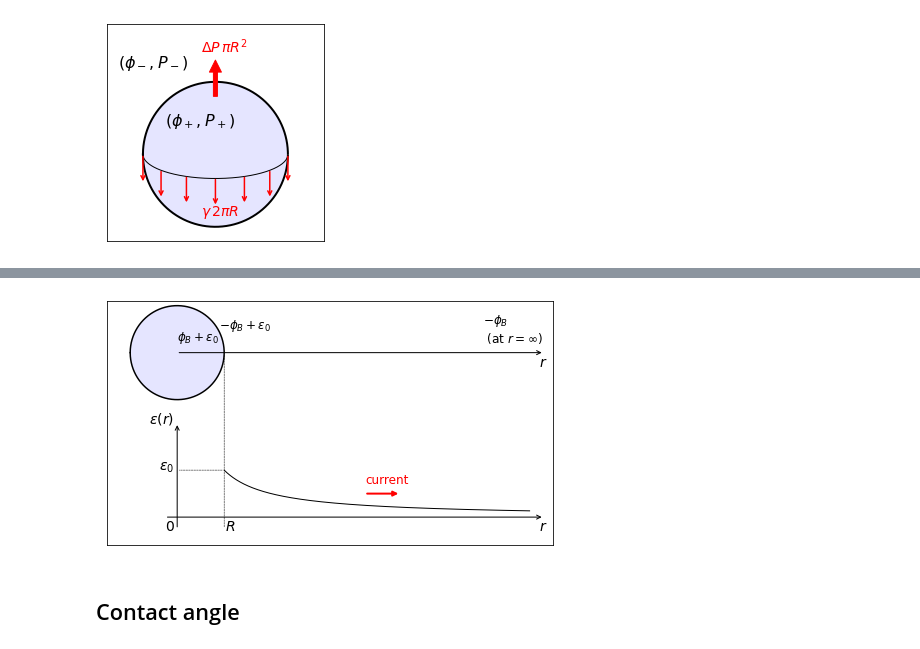
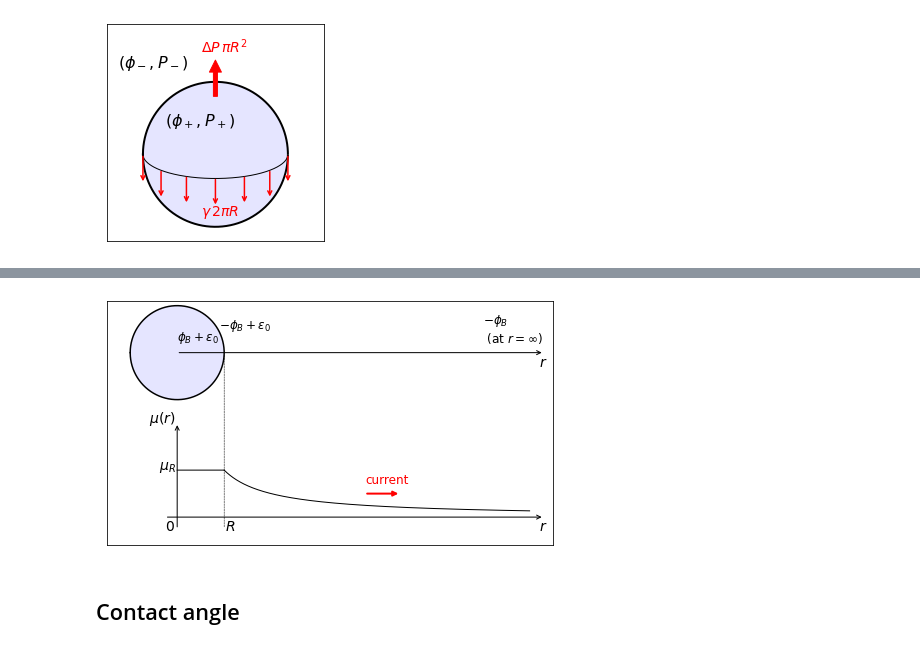
Before and after one commit to elsentjhung/cahn-hilliard-droplet, a Jupyter notebook: droplet.ipynb, the cells around one changed output, grey strips where cells are left out. Saved outputs shown, nothing was run; the diff lists cells and outputs as text; code cells hidden in the pictures.

```diff
--- a/droplet.ipynb
+++ b/droplet.ipynb
@@ -873,43 +929,45 @@ Very far away from the droplet, the density of the gas phase will go back to its
 # %%
+### THIS BLOCK OF CODE IS JUST FOR PLOTTING PURPOSES -- YOU CAN IGNORE IT ###
 fig, ax = plt.subplots(figsize=(8,6))
 
 x = np.arange(-1, 1, 0.0001)
 x1 = np.arange(1, 7.5, 0.0001)
+x2 = np.arange(0, 1.0, 0.0001)
 ax.set_xticks([])
 ax.set_yticks([])
 
 ax.fill_between(x, -np.sqrt(1-x*x), np.sqrt(1-x*x), facecolor='blue', alpha=0.1)
 ax.plot(x, -np.sqrt(1-x*x), c='black', linewidth=1.5)
 ax.plot(x, np.sqrt(1-x*x), c='black', linewidth=1.5)
 ax.plot(x1, 1/x1-3.5, c='black', linewidth=1)
+ax.plot(x2, 1.0*np.ones(len(x2))-3.5, c='black', linewidth=1)
 
 ax.annotate('', xy=(7.8,0), xytext=(0,0), arrowprops=dict(edgecolor='black', arrowstyle='->', linewidth=1))
 ax.annotate('', xy=(7.8,-3.5), xytext=(-0.25,-3.5), arrowprops=dict(edgecolor='black', arrowstyle='->', linewidth=1))
 ax.annotate('', xy=(0,-1.5), xytext=(0,-3.75), arrowprops=dict(edgecolor='black', arrowstyle='->', linewidth=1))
 ax.annotate('', xy=(1,0), xytext=(1,-3.75), arrowprops=dict(edgecolor='black', linestyle='--', arrowstyle='-', linewidth=0.5))
-ax.annotate('', xy=(0,-2.5), xytext=(1,-2.5), arrowprops=dict(edgecolor='black', linestyle='--', arrowstyle='-', linewidth=0.5))
 
-ax.annotate('$\epsilon(r)$', c='black', fontsize=14, xy=(-0.6,-1.5))
+ax.annotate('$\mu(r)$', c='black', fontsize=14, xy=(-0.6,-1.5))
 ax.annotate('$0$', c='black', fontsize=14, xy=(-0.25,-3.8))
 ax.annotate('$r$', c='black', fontsize=14, xy=(7.7,-3.8))
 ax.annotate('$R$', c='black', fontsize=14, xy=(1.01,-3.8))
 ax.annotate('$r$', c='black', fontsize=14, xy=(7.7,-0.3))
-ax.annotate('$\epsilon_0$', c='black', fontsize=14, xy=(-0.38,-2.5))
+ax.annotate('$\mu_R$', c='black', fontsize=14, xy=(-0.38,-2.5))
 
 ax.annotate('$\phi_B+\epsilon_0$', c='black', fontsize=12, xy=(0,0.25))
 ax.annotate('$-\phi_B+\epsilon_0$', c='black', fontsize=12, xy=(0.9,0.5))
 ax.annotate('$-\phi_B$ \n (at $r=\infty$)', c='black', fontsize=12, xy=(6.5,0.2))
 ax.annotate('current', c='red', fontsize=12, xy=(4,-2.8))
 
 ax.annotate('', xy=(4.75,-3), xytext=(4,-3), size=10, arrowprops=dict(edgecolor='red', facecolor='red', arrowstyle='-|>', linewidth=2))
 
 ax.set_xlim(-1.5, 8)
 ax.set_ylim(-4.1,1.1)
 ax.set_aspect(1)
 
 plt.show()
 # %% [output]
-[figure, old version]
+[figure, new version]
 # %% [markdown]
 ## Contact angle
 # %% [markdown]
```
Also changed, not shown: parts of 16 cells of this notebook.
